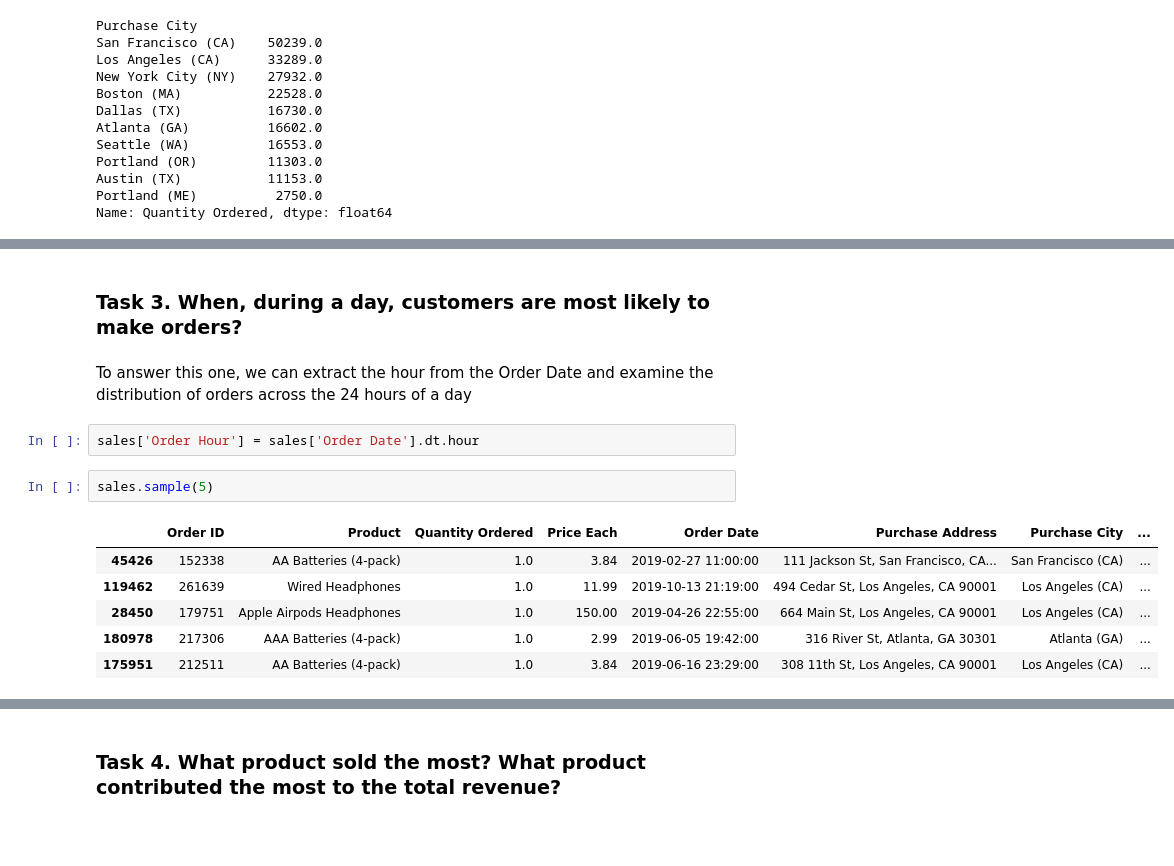
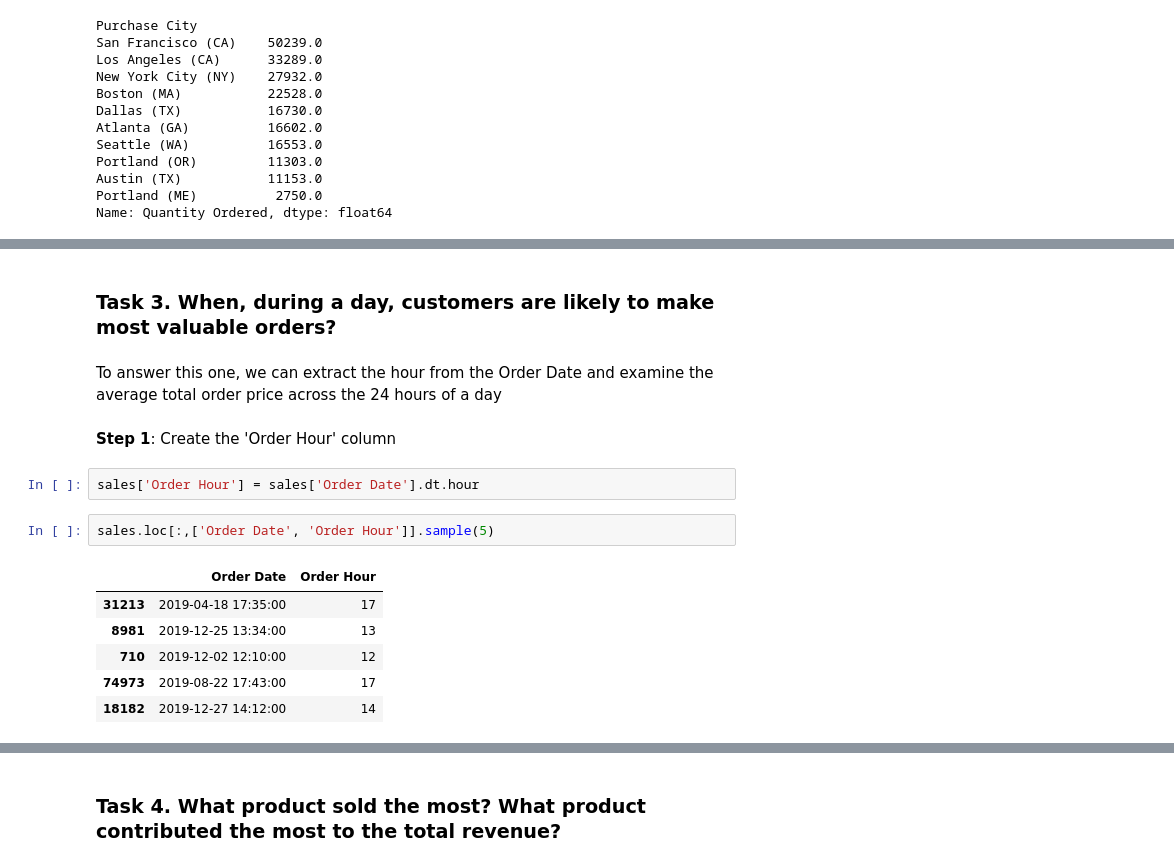
Before and after one commit to programiranje3/pandas2020, a Jupyter notebook: Sales_Analysis_Pandas_P3_tutorial.ipynb, the cells around one changed output, grey strips where cells are left out. Cells and saved outputs as stored; diff of their text form; blank space fills up the shorter version.

```diff
--- a/Sales_Analysis_Pandas_P3_tutorial.ipynb
+++ b/Sales_Analysis_Pandas_P3_tutorial.ipynb
@@ -630,15 +664,17 @@ plt.show()
 # %% [markdown]
-### Task 3. When, during a day, customers are most likely to make orders?
+### Task 3. When, during a day, customers are likely to make most valuable orders?
 # %% [markdown]
-To answer this one, we can extract the hour from the Order Date and examine the distribution of orders across the 24 hours of a day
+To answer this one, we can extract the hour from the Order Date and examine the average total order price across the 24 hours of a day
+# %% [markdown]
+**Step 1**: Create the 'Order Hour' column
 # %%
 sales['Order Hour'] = sales['Order Date'].dt.hour
 # %%
-sales.sample(5)
+sales.loc[:,['Order Date', 'Order Hour']].sample(5)
 # %% [output]
-|  | Order ID | Product | Quantity Ordered | Price Each | Order Date | Purchase Address | Purchase City | ... |
-| 45426 | 152338 | AA Batteries (4-pack) | 1.0 | 3.84 | 2019-02-27 11:00:00 | 111 Jackson St, San Francisco, CA... | San Francisco (CA) | ... |
-| 119462 | 261639 | Wired Headphones | 1.0 | 11.99 | 2019-10-13 21:19:00 | 494 Cedar St, Los Angeles, CA 90001 | Los Angeles (CA) | ... |
-| 28450 | 179751 | Apple Airpods Headphones | 1.0 | 150.00 | 2019-04-26 22:55:00 | 664 Main St, Los Angeles, CA 90001 | Los Angeles (CA) | ... |
-| 180978 | 217306 | AAA Batteries (4-pack) | 1.0 | 2.99 | 2019-06-05 19:42:00 | 316 River St, Atlanta, GA 30301 | Atlanta (GA) | ... |
-| 175951 | 212511 | AA Batteries (4-pack) | 1.0 | 3.84 | 2019-06-16 23:29:00 | 308 11th St, Los Angeles, CA 90001 | Los Angeles (CA) | ... |
+|  | Order Date | Order Hour |
+| 31213 | 2019-04-18 17:35:00 | 17 |
+| 8981 | 2019-12-25 13:34:00 | 13 |
+| 710 | 2019-12-02 12:10:00 | 12 |
+| 74973 | 2019-08-22 17:43:00 | 17 |
+| 18182 | 2019-12-27 14:12:00 | 14 |
```
Also changed, not shown: parts of 57 cells of this notebook.
